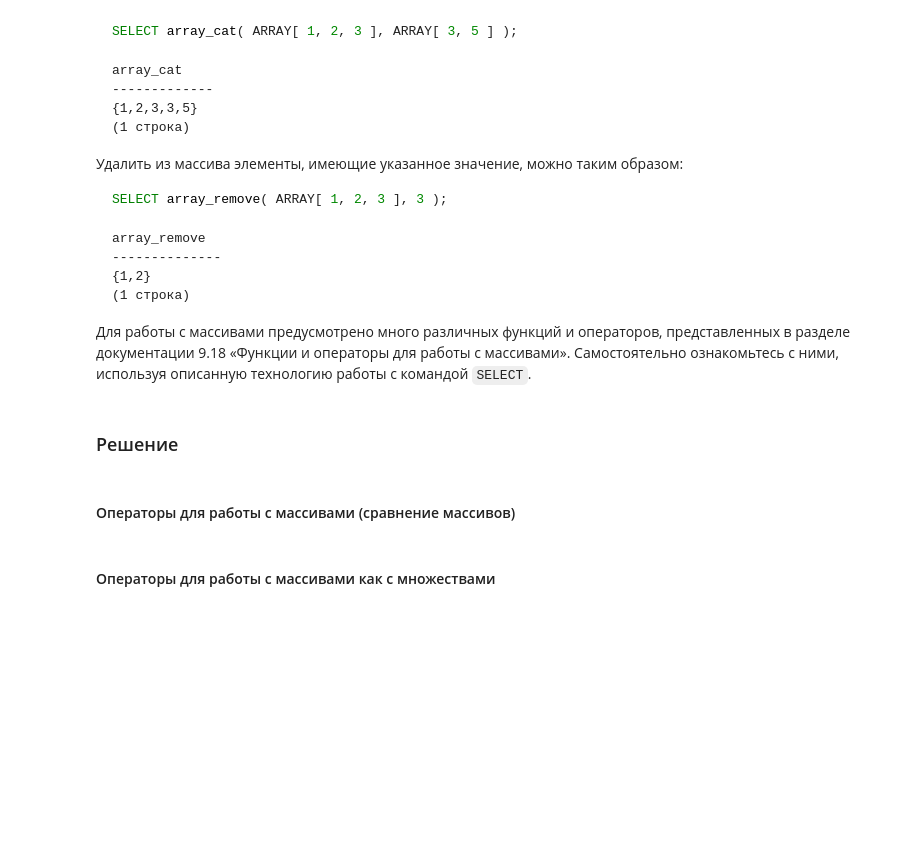
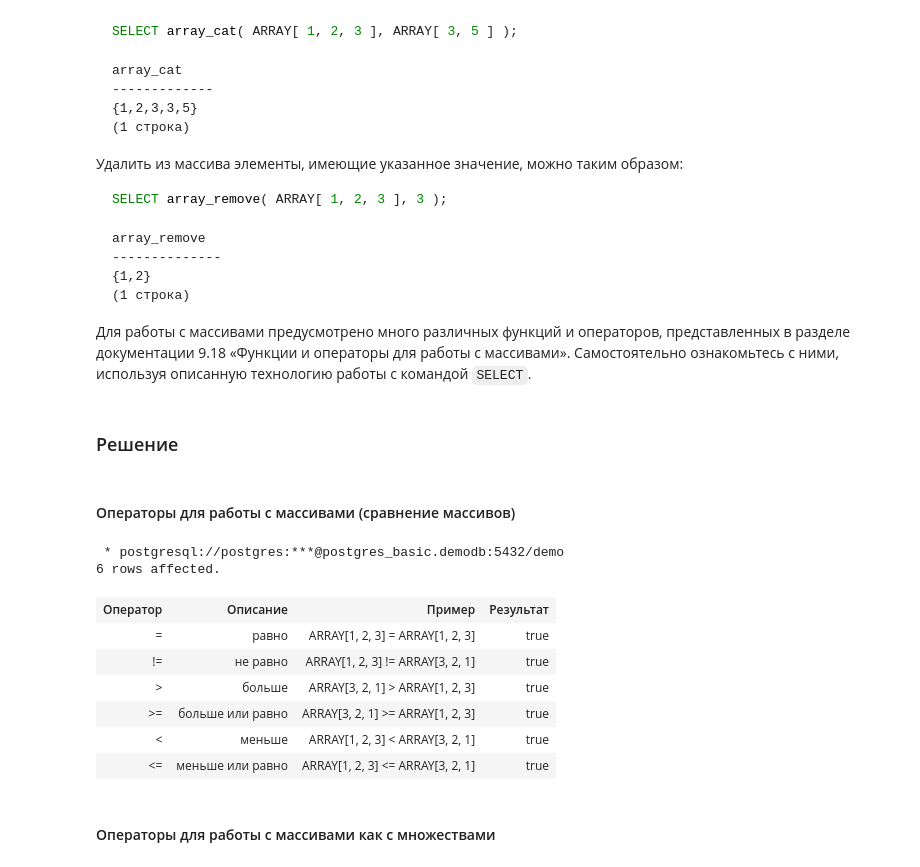
Before and after one commit to vowatchka/postgres_basic, a Jupyter notebook: practices/4_postgres_datatypes/gorm.ipynb, the cells around one changed output. Saved outputs shown, nothing was run; the diff lists cells and outputs as text; code cells hidden in the pictures; blank space fills up the shorter version.

Commit message:
4 postgres datatypes: task 1 completed (golang)

```diff
--- a/practices/4_postgres_datatypes/gorm.ipynb
+++ b/practices/4_postgres_datatypes/gorm.ipynb
@@ -1822,56 +2081,58 @@ array_remove
 # %% [markdown]
 #### Операторы для работы с массивами (сравнение массивов)
 # %%
-with Session.begin() as session:
-    values = [
+%%sql
+SELECT
+    *
+FROM (
+    VALUES
         (
-            "=",
-			"равно",
-			"ARRAY[1, 2, 3] = ARRAY[1, 2, 3]",
-            array([1, 2, 3]) == array([1, 2, 3]),
+            '=',
+			'равно',
+			'ARRAY[1, 2, 3] = ARRAY[1, 2, 3]',
+			(ARRAY[1, 2, 3] = ARRAY[1, 2, 3])::text
         ),
         (
-            "!=",
-			"не равно",
-			"ARRAY[1, 2, 3] != ARRAY[3, 2, 1]",
-            array([1, 2, 3]) != array([3, 2, 1]),
+            '!=',
+			'не равно',
+			'ARRAY[1, 2, 3] != ARRAY[3, 2, 1]',
+			(ARRAY[1, 2, 3] != ARRAY[3, 2, 1])::text
         ),
         (
-            ">",
-			"больше",
-			"ARRAY[3, 2, 1] > ARRAY[1, 2, 3]",
-            array([3, 2, 1]) > array([1, 2, 3]),
+            '>',
+			'больше',
+			'ARRAY[3, 2, 1] > ARRAY[1, 2, 3]',
+			(ARRAY[3, 2, 1] > ARRAY[1, 2, 3])::text
         ),
         (
-            ">=",
-			"больше или равно",
-			"ARRAY[3, 2, 1] >= ARRAY[1, 2, 3]",
-            array([3, 2, 1]) >= array([1, 2, 3]),
+            '>=',
+			'больше или равно',
+			'ARRAY[3, 2, 1] >= ARRAY[1, 2, 3]',
+			(ARRAY[3, 2, 1] >= ARRAY[1, 2, 3])::text
         ),
         (
-            "<",
-			"меньше",
-			"ARRAY[1, 2, 3] < ARRAY[3, 2, 1]",
-            array([1, 2, 3]) < array([3, 2, 1]),
+            '<',
+			'меньше',
+			'ARRAY[1, 2, 3] < ARRAY[3, 2, 1]',
+			(ARRAY[1, 2, 3] < ARRAY[3, 2, 1])::text
         ),
         (
-            "<=",
-			"меньше или равно",
-			"ARRAY[1, 2, 3] <= ARRAY[3, 2, 1]",
-            array([1, 2, 3]) <= array([3, 2, 1]),
-        ),
-    ]
-
-    columns = [
-        Column("Оператор", Text),
-        Column("Описание", Text),
-        Column("Пример", Text),
-        Column("Результат", Text),
-    ]
-
-    stmt = select(Values(*columns, name="examples").data(values))
-
-    sqlalchemy_table(session.execute(stmt))
+            '<=',
+			'меньше или равно',
+			'ARRAY[1, 2, 3] <= ARRAY[3, 2, 1]',
+			(ARRAY[1, 2, 3] <= ARRAY[3, 2, 1])::text
+        )
+) as examples ("Оператор", "Описание", "Пример", "Результат");
+# %% [output]
+ * postgresql://postgres:***@postgres_basic.demodb:5432/demo
+6 rows affected.
+| Оператор | Описание | Пример | Результат |
+| = | равно | ARRAY[1, 2, 3] = ARRAY[1, 2, 3] | true |
+| != | не равно | ARRAY[1, 2, 3] != ARRAY[3, 2, 1] | true |
+| > | больше | ARRAY[3, 2, 1] > ARRAY[1, 2, 3] | true |
+| >= | больше или равно | ARRAY[3, 2, 1] >= ARRAY[1, 2, 3] | true |
+| < | меньше | ARRAY[1, 2, 3] < ARRAY[3, 2, 1] | true |
+| <= | меньше или равно | ARRAY[1, 2, 3] <= ARRAY[3, 2, 1] | true |
 # %% [markdown]
 #### Операторы для работы с массивами как с множествами
 # %%
```
Also changed, not shown: parts of 189 cells of this notebook.
